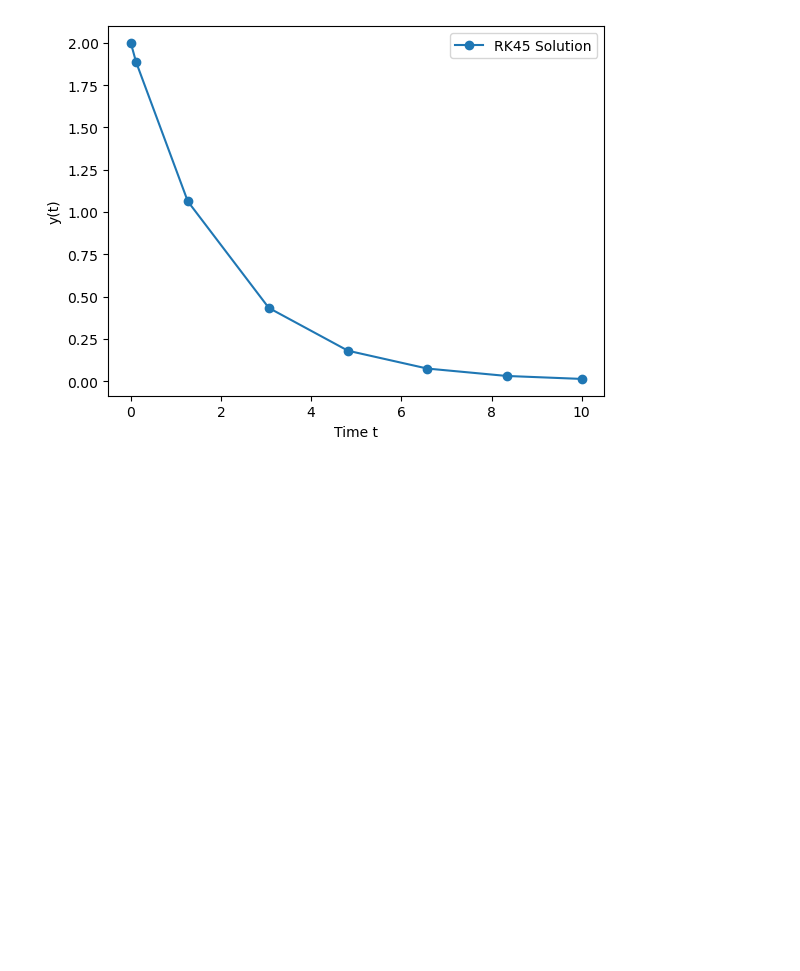
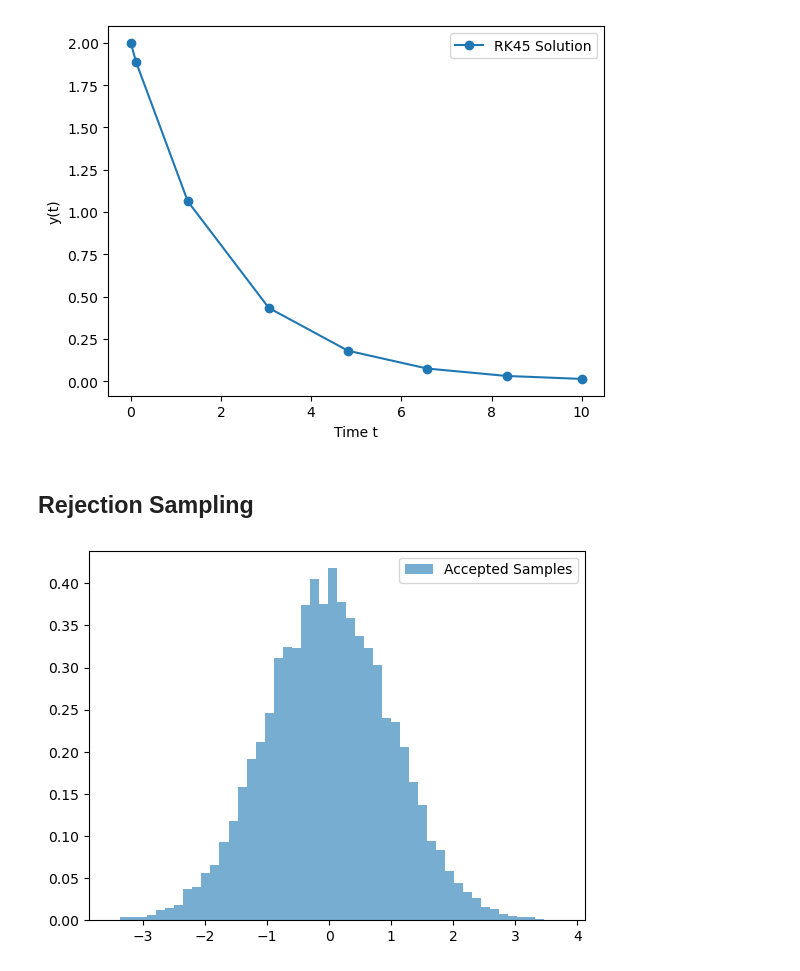
Before and after one commit to simonjcaven/LEET-CODE, a Jupyter notebook: Computational Science.ipynb, the cells around one changed output. Drawn from its saved outputs; the diff is of its cells as text; code cells hidden in the pictures; blank space fills up the shorter version.

Commit message:
Comp. Sci.: Rejection Sampling

```diff
--- a/Computational Science.ipynb
+++ b/Computational Science.ipynb
@@ -310,3 +310,43 @@ plt.legend()
 plt.show()
 # %% [output]
 [figure]
+# %% [markdown]
+## Rejection Sampling
+# %%
+# A way to sample from a distribution f(x).
+# Select a proposal distribution p(x) such that M * p(x) >= f(x) for all x
+
+# 1. Define Target Distribution f(x)
+def f(x):
+    return np.exp(-0.5 * x**2) / np.sqrt(2 * np.pi)
+
+# 2. Define Proposal Distribution g(x) (Uniform from -4 to 4)
+# g(x) = 1 / (high - low) = 1/8
+def g(x):
+    return np.ones_like(x) * 0.125
+
+# 3. Scaling Constant M (Ensures M*g(x) >= f(x))
+# Peak of f(x) is ~0.4. Since g(x) = 0.125, M must be at least 3.2
+M = 3.5
+
+def rejection_sampling(n_samples):
+    samples = []
+    while len(samples) < n_samples:
+        # Step 1: Sample from proposal g(x)
+        x_cand = np.random.uniform(-4, 4)
+
+        # Step 2: Generate uniform u
+        u = np.random.uniform(0, 1)
+
+        # Step 3: Accept/Reject criterion
+        if u <= f(x_cand) / (M * g(x_cand)):
+            samples.append(x_cand)
+    return np.array(samples)
+
+# Run and Plot
+results = rejection_sampling(10000)
+plt.hist(results, bins=50, density=True, alpha=0.6, label='Accepted Samples')
+plt.legend()
+plt.show()
+# %% [output]
+[figure, added]
```
